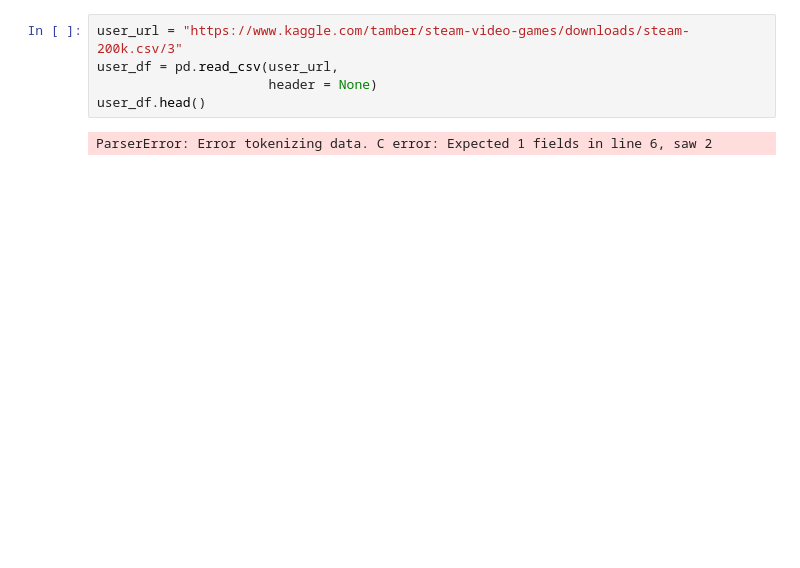
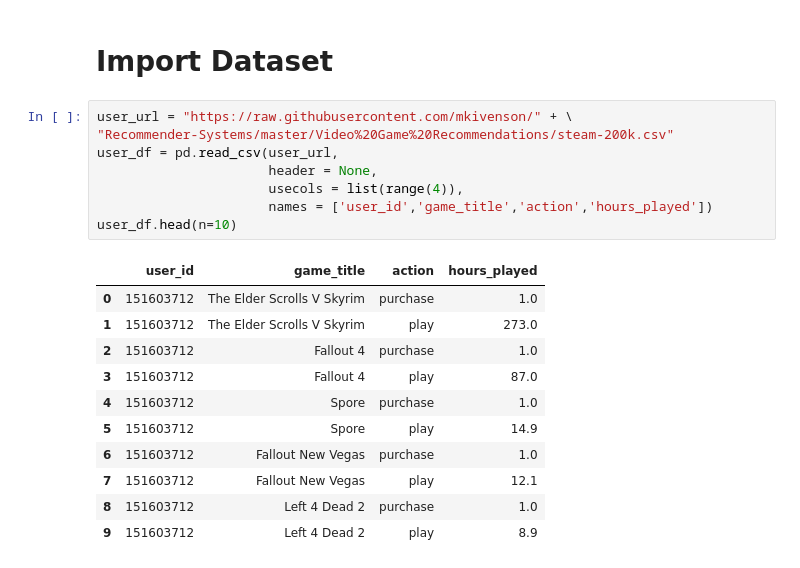
Before and after one commit to mkivenson/Recommender-Systems, a Jupyter notebook: Video Game Recommendations/Video Game Recommendation System.ipynb, the cells around one changed output. Drawn from its saved outputs; the diff is of its cells as text; blank space fills up the shorter version.

```diff
--- a/Video Game Recommendations/Video Game Recommendation System.ipynb
+++ b/Video Game Recommendations/Video Game Recommendation System.ipynb
@@ -6,7 +14,22 @@ import requests
+# %% [markdown]
+# Import Dataset
 # %%
-user_url = "https://www.kaggle.com/tamber/steam-video-games/downloads/steam-200k.csv/3"
+user_url = "https://raw.githubusercontent.com/mkivenson/" + \
+"Recommender-Systems/master/Video%20Game%20Recommendations/steam-200k.csv"
 user_df = pd.read_csv(user_url,
-                      header = None)
-user_df.head()
+                      header = None,
+                      usecols = list(range(4)),
+                      names = ['user_id','game_title','action','hours_played'])
+user_df.head(n=10)
 # %% [output]
-ParserError: Error tokenizing data. C error: Expected 1 fields in line 6, saw 2
+|  | user_id | game_title | action | hours_played |
+| 0 | 151603712 | The Elder Scrolls V Skyrim | purchase | 1.0 |
+| 1 | 151603712 | The Elder Scrolls V Skyrim | play | 273.0 |
+| 2 | 151603712 | Fallout 4 | purchase | 1.0 |
+| 3 | 151603712 | Fallout 4 | play | 87.0 |
+| 4 | 151603712 | Spore | purchase | 1.0 |
+| 5 | 151603712 | Spore | play | 14.9 |
+| 6 | 151603712 | Fallout New Vegas | purchase | 1.0 |
+| 7 | 151603712 | Fallout New Vegas | play | 12.1 |
+| 8 | 151603712 | Left 4 Dead 2 | purchase | 1.0 |
+| 9 | 151603712 | Left 4 Dead 2 | play | 8.9 |
```
Also changed, not shown: parts of 12 cells of this notebook.
